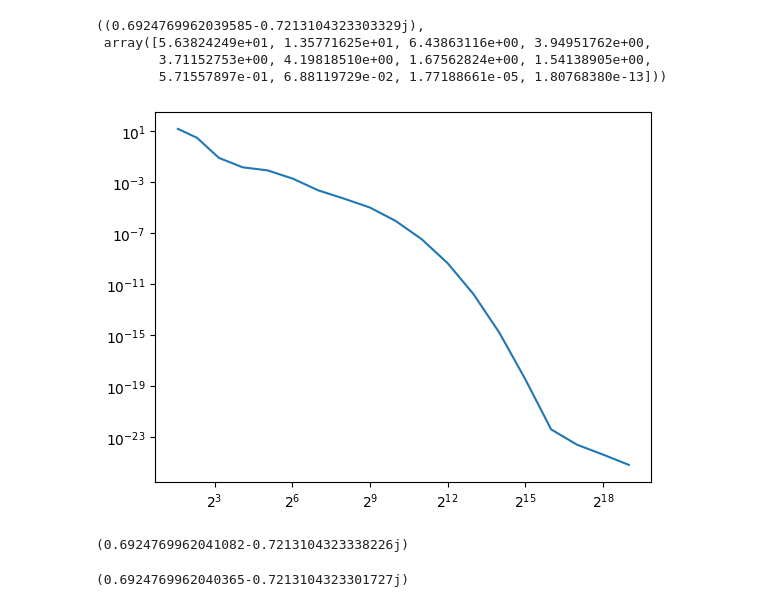
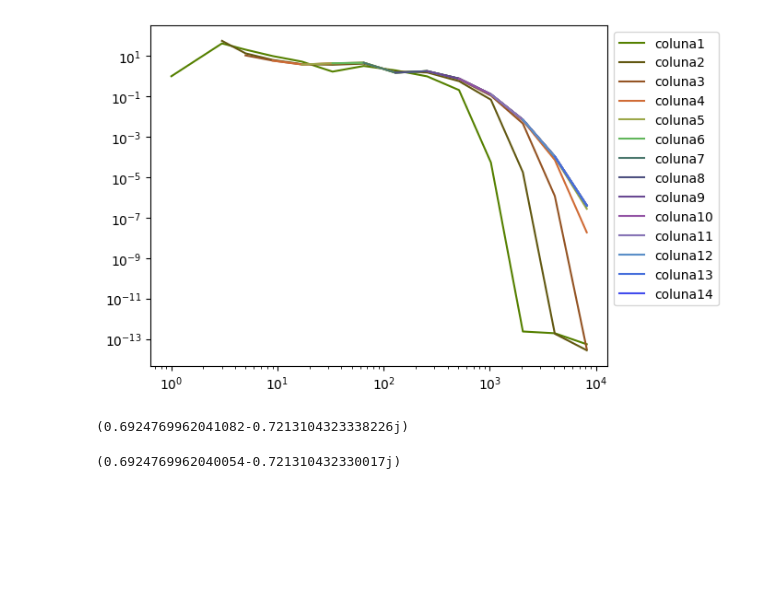
Before and after one commit to KonoEmllikDa/Fisica-Computacional, a Jupyter notebook: TPC1.ipynb, the cells around one changed output. Cells and saved outputs as stored; diff of their text form; code cells hidden in the pictures; blank space fills up the shorter version.

```diff
--- a/TPC1.ipynb
+++ b/TPC1.ipynb
@@ -58,0 +66,43 @@ def SimpsonAdaptative(a,b,emin,vt,f,reterror=0):
+# %%
+#1.3
+def RombergTable(a,b,emin,f,vt = ValorTeorico,retPoints=0,retError=0):
+    h = (b-a)
+    N = int(np.log(h/emin))
+    E = np.zeros((N,N))
+    Points = np.zeros(N)
+    R = np.zeros((N,N),dtype=complex)
+    R[0, 0] = ((f(a)+f(b))*h)/2
+    E[0,0] = abs(R[0,0] - vt)
+    Points[0] = 1
+    n = 1
+    i = 1
+    while E[i-1,i-1] > emin:
+        Points[i] = 2*n+1
+        t,h = np.linspace(a,b,int(Points[i]),retstep=1)
+        R[i, 0] = R[i-1, 0] / 2 + np.sum(f(t[1:-1:2]))*h
+        for m in range(i):
+            R[i, m+1] = R[i, m] + (R[i, m]-R[i-1, m])/(4**(m+1) - 1)
+        E[i,:] = abs(R[i,:]-vt)
+        i += 1
+        n *= 2
+    R = np.trim_zeros(np.diagonal(R))
+    Points = np.trim_zeros(Points)
+    if not(retPoints or retError):
+        return R
+    if retPoints and not(retError):
+        return R, Points
+    if retError and not(retPoints):
+        return R, E
+    if retPoints and retError:
+        return R, Points, E
+# %%
+fig,ax = plt.subplots()
+Points, E = RombergTable(-15,15,10**-5,lambda ys : Integranda(10,0,0,ys),retPoints=1,retError=1)[1:]
+for i in range(Points.size):
+    ax.plot(Points[i:],E[i:,i], label="coluna"+str(i+1),color = (1/abs(i/Points.size+np.cos(i)+2),1/abs(i/Points.size+np.sin(i)+2),i/Points.size))
+ax.set_yscale("log")
+ax.set_xscale("log")
+ax.legend(loc='upper left', bbox_to_anchor=(1,1))
+plt.show()
+# %% [output]
+[figure, added]
@@ -58,0 +117,4 @@ def SimpsonAdaptative(a,b,emin,vt,f,reterror=0):
+# %%
+GaussHermite(100000,lambda ys : IntegrandaHermite(10,0,0,ys))
+# %% [output]
+(0.6924769962041082-0.7213104323338226j)
@@ -59,7 +128,4 @@ def SimpsonAdaptative(a,b,emin,vt,f,reterror=0):
 # %%
-SimpsonAdaptative(-15,15,10**-10,vt,lambda y : Integranda(10,0,0,y),1)
+GaussChebyshev(-15,15,10000, lambda ys : Integranda(10,0,0,ys))
 # %% [output]
-((0.6924769962039585-0.7213104323303329j),
- array([5.63824249e+01, 1.35771625e+01, 6.43863116e+00, 3.94951762e+00,
-        3.71152753e+00, 4.19818510e+00, 1.67562824e+00, 1.54138905e+00,
-        5.71557897e-01, 6.88119729e-02, 1.77188661e-05, 1.80768380e-13]))
+(0.6924769962040054-0.721310432330017j)
@@ -100,8 +131,0 @@ def RombergTable(a,b,emin,f,retPoints=0,retError=0):
-# %%
-fig,ax = plt.subplots()
-ax.plot(RombergTable(-15,15,10**-25,lambda y : Integranda(10,0,0,y),retPoints=1)[1],RombergTable(-15,15,10**-25,lambda y : Integranda(10,0,0,y),retError=1)[1])
-ax.set_yscale("log")
-ax.set_xscale("log",base=2)
-plt.show()
-# %% [output]
-[figure, removed]
@@ -115,4 +131,0 @@ def IntegrandaHermite(x,y,xs,ys,U0 = 1,k = 512):
-# %%
-GaussHermite(100000,lambda y : IntegrandaHermite(10,0,0,y))
-# %% [output]
-(0.6924769962041082-0.7213104323338226j)
@@ -126,4 +131,0 @@ def GaussChebyshev(a,b,N,f):
-# %%
-GaussChebyshev(-15,15,100000, lambda y : Integranda(10,0,0,y))
-# %% [output]
-(0.6924769962040365-0.7213104323301727j)
```
Also changed, not shown: parts of 16 cells of this notebook.
